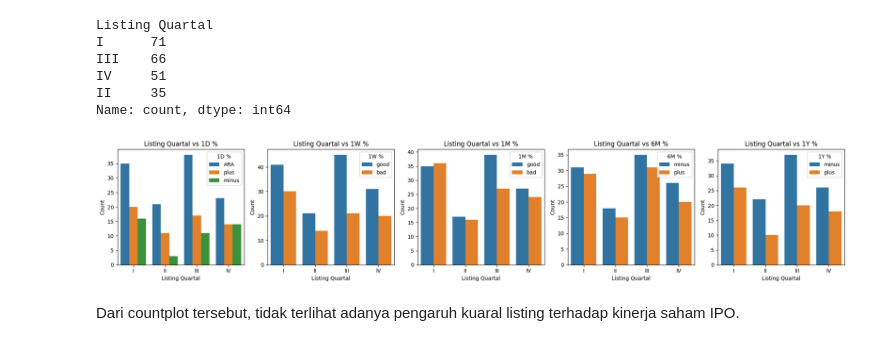
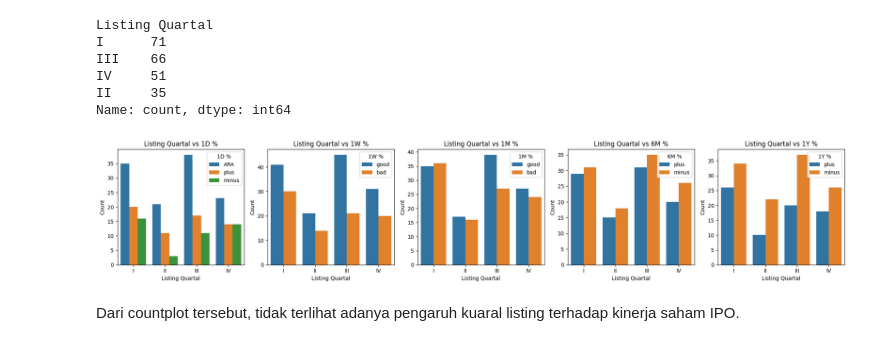
Before and after one commit to williamtheodoruswijaya/Datathon-UI-2025, a Jupyter notebook: notebook/Filip/notebook_data.ipynb, the cells around one changed output. Cells and saved outputs as stored; diff of their text form; code cells hidden in the pictures.

```diff
--- a/notebook/Filip/notebook_data.ipynb
+++ b/notebook/Filip/notebook_data.ipynb
@@ -762,7 +729,7 @@ time_to_tier = {
 fig, axes = plt.subplots(1, 5, figsize=(20, 4))
 for i, col in enumerate(['1D %', '1W %', '1M %', '6M %', '1Y %']):
     x_col = time_to_tier[col]
-    sns.countplot(x=df[x_col], hue=df[col], ax=axes[i],
+    sns.countplot(x=df[x_col], hue=df[col], hue_order=custom_orders.get(col), ax=axes[i],
                     order=['alpha', 'beta', 'gamma'],
                     palette='Set3'
                     )
@@ -776,0 +770,33 @@ plt.show()
+# %%
+uw_df['bigbank'] = 'no'
+
+for idx, row in uw_df.iterrows():
+    uw = row['underwriter']
+
+    if uw in big_banks_sekuritas:
+        uw_df.at[idx, 'bigbank'] = 'yes'
+
+uw_df['bigbank'] = uw_df['bigbank'].astype('object')
+# %%
+df['underwriter_has_bigbank'] = 'no'
+
+for idx, row in df.iterrows():
+    underwriters = [uw.strip() for uw in row['Underwriter'].split(';') if uw.strip()]
+
+    if any(uw in big_banks_sekuritas for uw in underwriters):
+        df.at[idx, 'underwriter_has_bigbank'] = 'yes'
+
+df['underwriter_has_bigbank'] = df['underwriter_has_bigbank'].astype('object')
+# %%
+fig, axes = plt.subplots(1, 5, figsize=(25, 5))
+cols = ['1D %', '1W %', '1M %', '6M %', '1Y %']
+
+for i, col in enumerate(cols):
+    sns.countplot(data=df, x='underwriter_has_bigbank', hue=col, hue_order=custom_orders.get(col), ax=axes[i])
+    axes[i].set_title(f"{col} by Big Bank Involvement")
+    axes[i].set_xlabel(col)
+    axes[i].set_ylabel("Count")
+    axes[i].tick_params(axis='x', rotation=45)
+
+plt.tight_layout()
+plt.show()
@@ -805,15 +839,15 @@ Name: count, dtype: int64
 # %%
 fig, axes = plt.subplots(1, 5, figsize=(20, 4))
 for i, col in enumerate(['1D %', '1W %', '1M %', '6M %', '1Y %']):
-    sns.countplot(x=df['Listing Quartal'], hue=df[col], ax=axes[i])
+    sns.countplot(x=df['Listing Quartal'], hue=df[col], hue_order=custom_orders.get(col), ax=axes[i])
     axes[i].set_title(f'Listing Quartal vs {col}')
     axes[i].set_xlabel('Listing Quartal')
     axes[i].set_ylabel('Count')
     axes[i].legend(title=col, loc='best')
 plt.tight_layout()
 plt.show()
 # %% [output]
-[figure, old version]
+[figure, new version]
 # %% [markdown]
 Dari countplot tersebut, tidak terlihat adanya pengaruh kuaral listing terhadap kinerja saham IPO.
 # %% [markdown]
```
Also changed, not shown: parts of 34 cells of this notebook, 4 other files.
